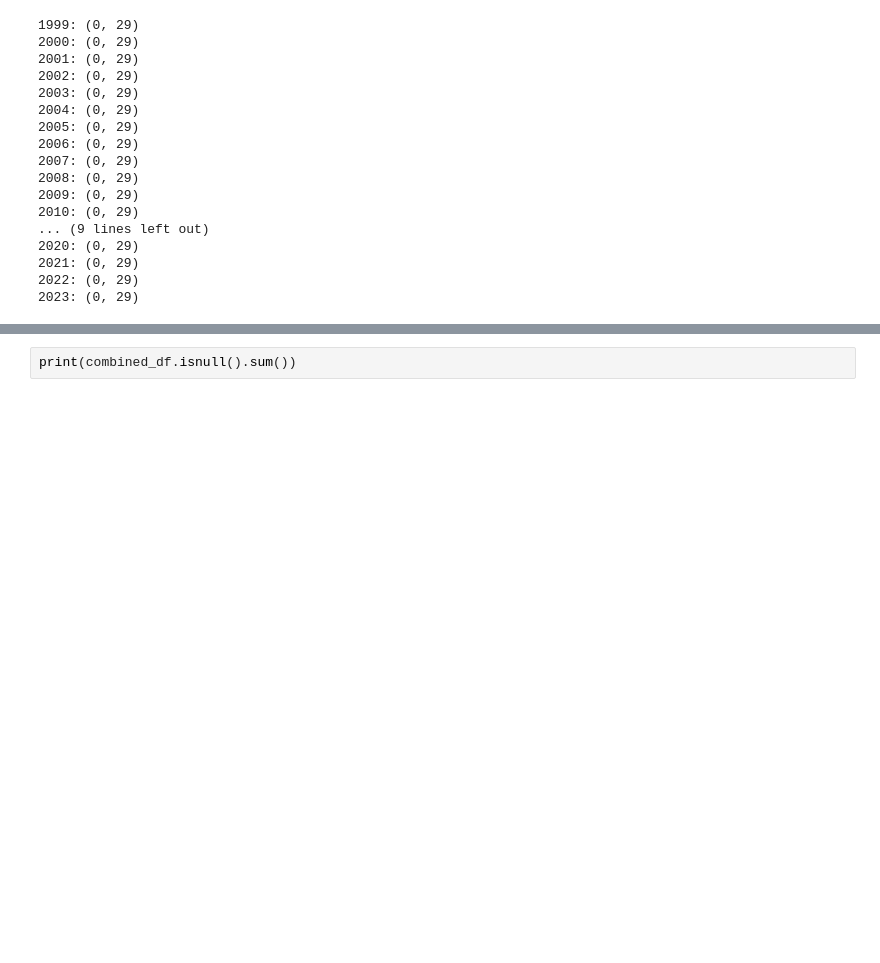
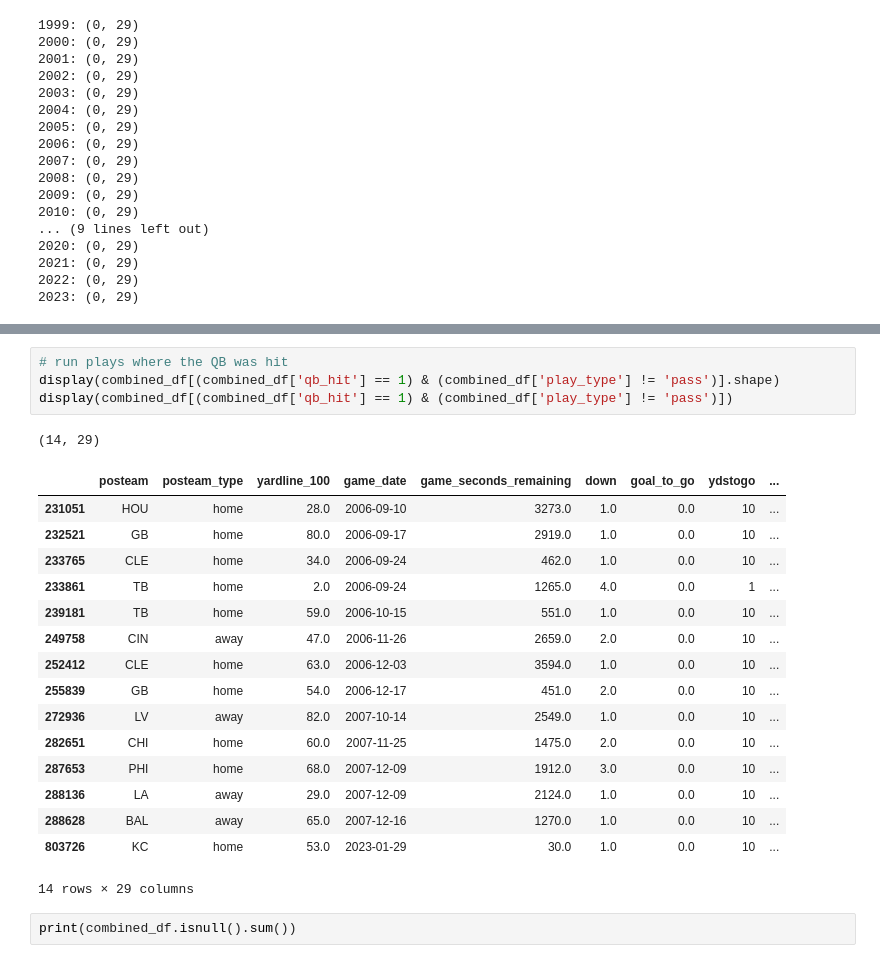
Before and after one commit to MatthiasBiermanns/NFL_play_prediction, a Jupyter notebook: mannheim_meerkats.ipynb, the cells around one changed output, grey strips where cells are left out. Saved outputs shown, nothing was run; the diff lists cells and outputs as text; blank space fills up the shorter version.

```diff
--- a/mannheim_meerkats.ipynb
+++ b/mannheim_meerkats.ipynb
@@ -679,3 +751,25 @@ display(combined_df.groupby("roof").count())
+# %%
+# run plays where the QB was hit
+display(combined_df[(combined_df['qb_hit'] == 1) & (combined_df['play_type'] != 'pass')].shape)
+display(combined_df[(combined_df['qb_hit'] == 1) & (combined_df['play_type'] != 'pass')])
+# %% [output]
+(14, 29)
+|  | posteam | posteam_type | yardline_100 | game_date | game_seconds_remaining | down | goal_to_go | ydstogo | ... |
+| 231051 | HOU | home | 28.0 | 2006-09-10 | 3273.0 | 1.0 | 0.0 | 10 | ... |
+| 232521 | GB | home | 80.0 | 2006-09-17 | 2919.0 | 1.0 | 0.0 | 10 | ... |
+| 233765 | CLE | home | 34.0 | 2006-09-24 | 462.0 | 1.0 | 0.0 | 10 | ... |
+| 233861 | TB | home | 2.0 | 2006-09-24 | 1265.0 | 4.0 | 0.0 | 1 | ... |
+| 239181 | TB | home | 59.0 | 2006-10-15 | 551.0 | 1.0 | 0.0 | 10 | ... |
+| 249758 | CIN | away | 47.0 | 2006-11-26 | 2659.0 | 2.0 | 0.0 | 10 | ... |
+| 252412 | CLE | home | 63.0 | 2006-12-03 | 3594.0 | 1.0 | 0.0 | 10 | ... |
+| 255839 | GB | home | 54.0 | 2006-12-17 | 451.0 | 2.0 | 0.0 | 10 | ... |
+| 272936 | LV | away | 82.0 | 2007-10-14 | 2549.0 | 1.0 | 0.0 | 10 | ... |
+| 282651 | CHI | home | 60.0 | 2007-11-25 | 1475.0 | 2.0 | 0.0 | 10 | ... |
+| 287653 | PHI | home | 68.0 | 2007-12-09 | 1912.0 | 3.0 | 0.0 | 10 | ... |
+| 288136 | LA | away | 29.0 | 2007-12-09 | 2124.0 | 1.0 | 0.0 | 10 | ... |
+| 288628 | BAL | away | 65.0 | 2007-12-16 | 1270.0 | 1.0 | 0.0 | 10 | ... |
+| 803726 | KC | home | 53.0 | 2023-01-29 | 30.0 | 1.0 | 0.0 | 10 | ... |
+14 rows × 29 columns
 # %%
 print(combined_df.isnull().sum())
 # %% [output]
```
Also changed, not shown: parts of 7 cells of this notebook.
